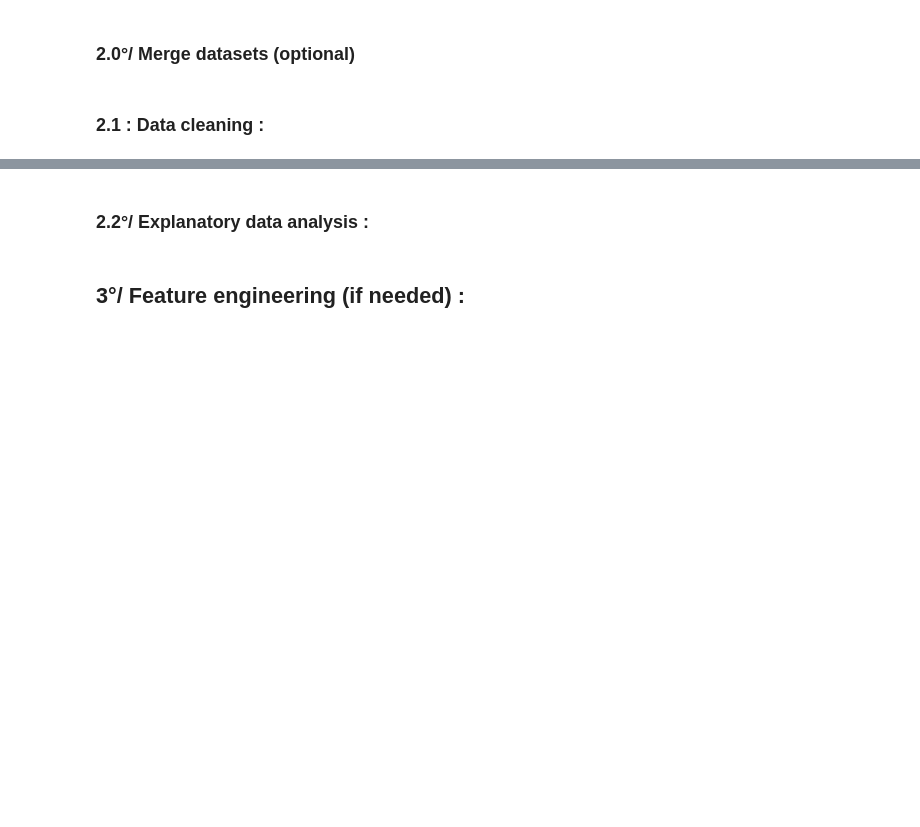
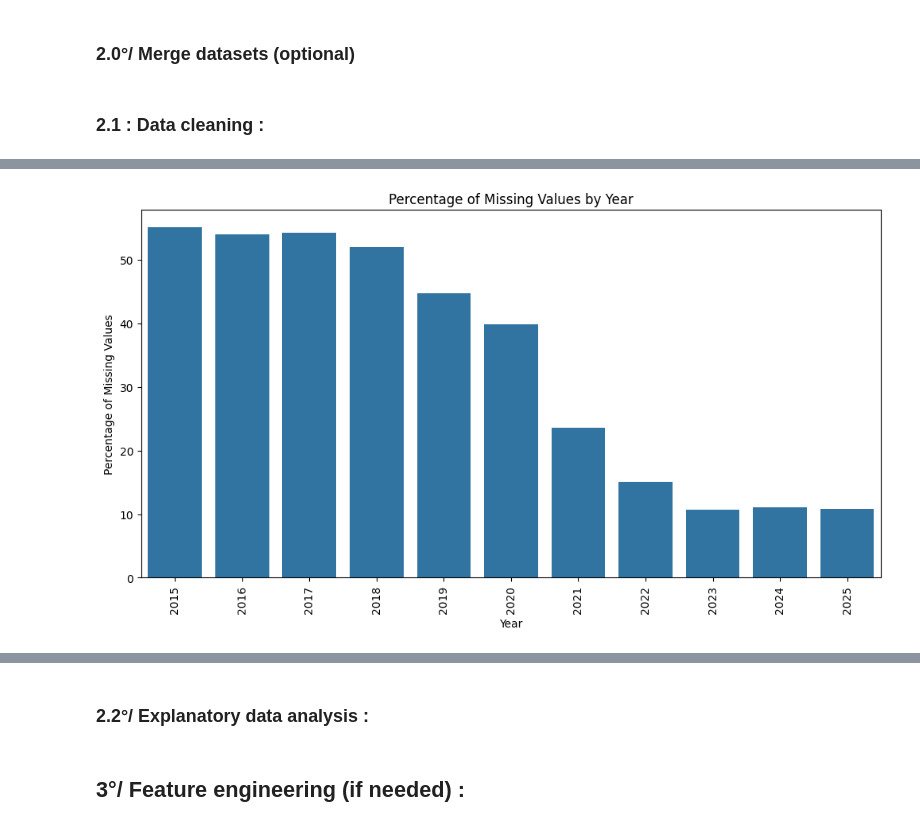
Before and after one commit to Nohalito/Weather-prediction, a Jupyter notebook: Predictive methods notebook.ipynb, the cells around one changed output, grey strips where cells are left out. Drawn from its saved outputs; the diff is of its cells as text; code cells hidden in the pictures; blank space fills up the shorter version.

Commit message:
graphic

```diff
--- a/Predictive methods notebook.ipynb
+++ b/Predictive methods notebook.ipynb
@@ -274,8 +243,8 @@ def modify_columns(df, key, value):
     Extract the feature of the date columns
     Also assign the department number and name to the extracted data
     """
-    df = df.drop(Col_to_drop, axis = 1)
-    df = df.drop(Q_col_to_drop, axis = 1)
+    #df = df.drop(Col_to_drop, axis = 1)
+    #df = df.drop(Q_col_to_drop, axis = 1)
 
     df['Year'] = df['AAAAMMJJ'].str[:4]
     df['Month'] = df['AAAAMMJJ'].str[4:6]
@@ -312,15 +281,15 @@ def webo_scrappo_el_dataframo(start_y, end_y):
     url_end_RTT_2025 = "_latest-2024-2025_RR-T-Vent.csv.gz"
     url_end_autre_2025 = "_latest-2024-2025_autres-parametres.csv.gz"
 
-    for key, value in tqdm(dic_test.items(), desc="Downloading depts"):
+    for key, value in tqdm(dic_test_2.items(), desc="Downloading depts"):
 
         try :
 
             url = url_base + key
-            df_temp_RTT_1950 = pd.read_csv(url + url_end_RTT_1950, sep = ';', compression = 'gzip')
-            df_temp_autre_1950 = pd.read_csv(url + url_end_autre_1950, sep = ';', compression = 'gzip')
-            df_temp_RTT_2025 = pd.read_csv(url + url_end_RTT_2025, sep = ';', compression = 'gzip')
-            df_temp_autre_2025 = pd.read_csv(url + url_end_autre_2025, sep = ';', compression = 'gzip')
+            df_temp_RTT_1950 = pd.read_csv(url + url_end_RTT_1950, sep = ';', usecols = d_rtt.keys(), compression = 'gzip')
+            df_temp_autre_1950 = pd.read_csv(url + url_end_autre_1950, sep = ';', usecols = d_autre_para.keys(), compression = 'gzip')
+            df_temp_RTT_2025 = pd.read_csv(url + url_end_RTT_2025, sep = ';', usecols = d_rtt.keys(), compression = 'gzip')
+            df_temp_autre_2025 = pd.read_csv(url + url_end_autre_2025, sep = ';', usecols = d_autre_para.keys(), compression = 'gzip')
 
             df_temp_RTT_1950 = base_data_cleaning(df_temp_RTT_1950, start_y, end_y)
             df_temp_autre_1950 = base_data_cleaning(df_temp_autre_1950, start_y, end_y)
@@ -474,0 +421,16 @@ print(len(bad))
+# %%
+# Create a bar chart showing the percentage of missing values over time with the number of stations in activity each year
+import matplotlib.pyplot as plt
+import seaborn as sns
+
+missing_values = (df['TM'].groupby(df['Year'])
+                  .apply(lambda x: round(x.isnull()
+                         .mean() * 100, 2)))
+
+# Get the number of stations in activity each year
+stations_in_activity = df['NUM_POSTE'].groupby(df['Year']).nunique()
+
+# Create a dataframe to hold the missing values and stations in activity
+missing_values_df = pd.DataFrame({'missing_values': missing_values, 'stations_in_activity': stations_in_activity})
+
+missing_values_df
@@ -474,0 +451,10 @@ print(len(bad))
+# %%
+plt.figure(figsize=(12, 6))
+sns.barplot(x=missing_values.index, y=missing_values.values)
+plt.xticks(rotation=90)
+plt.title('Percentage of Missing Values by Year')
+plt.xlabel('Year')
+plt.ylabel('Percentage of Missing Values')
+plt.show()
+# %% [output]
+[figure, added]
```
Also changed, not shown: parts of 8 cells of this notebook.
